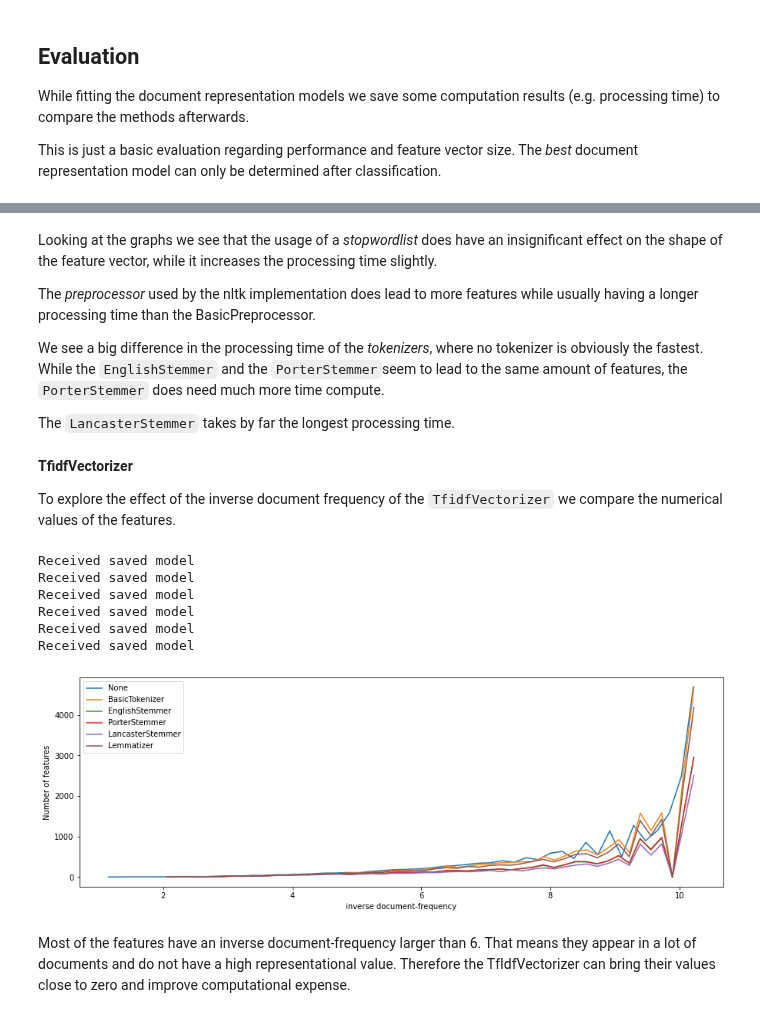
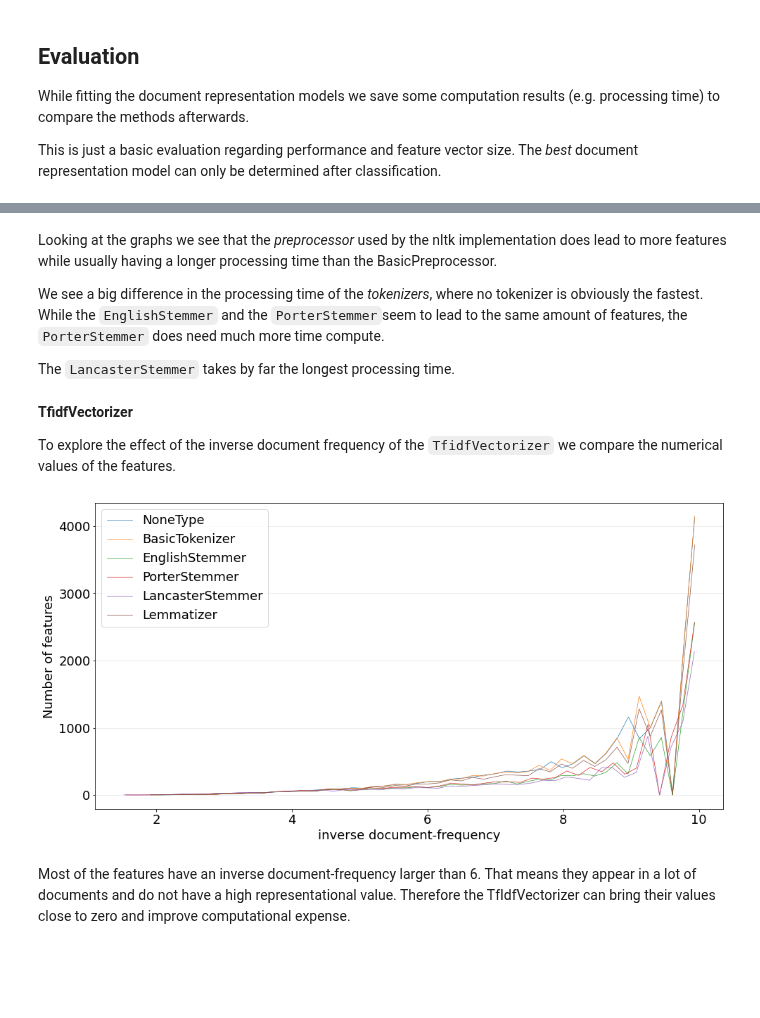
Before and after one commit to gefei-htw/academia_tag_recommender, a Jupyter notebook: notebooks/2.1-me-bag-of-words.ipynb, the cells around one changed output, grey strips where cells are left out. Cells and saved outputs as stored; diff of their text form; code cells hidden in the pictures; blank space fills up the shorter version.

```diff
--- a/notebooks/2.1-me-bag-of-words.ipynb
+++ b/notebooks/2.1-me-bag-of-words.ipynb
@@ -25,7 +39,7 @@ from academia_tag_recommender.definitions import MODELS_PATH
 from academia_tag_recommender.experiments.data import ExperimentalData
 
 ed = ExperimentalData.load()
-texts = ed.X_train()
+X, _, _, _ = ed.get_train_test_set()
 # %% [markdown]
 <a id='bow'/>
 # %% [markdown]
@@ -82,3 +76,24 @@ def create_models_with_paramters(vectorizers, preprocessors, tokenizers, stop_wo
+# %%
+vectorizers = [CountVectorizer, TfidfVectorizer]
+preprocessors = [None, BasicPreprocessor()]
+tokenizers = [None, BasicTokenizer(), EnglishStemmer(), PorterStemmer(), LancasterStemmer(), Lemmatizer()]
+vectorizers_names = [vectorizer.__name__ for vectorizer in vectorizers]
+preprocessors_names = [type(preprocessor).__name__ for preprocessor in preprocessors]
+tokenizers_names = [type(tokenizer).__name__ for tokenizer in tokenizers]
+
+results = []
+
+for i_v, v in enumerate(vectorizers):
+    for i_p, p in enumerate(preprocessors):
+        for i_t, t in enumerate(tokenizers):
+            vectorizer = v(min_df=2, tokenizer=t, preprocessor=p, stop_words=stopwordlist, ngram_range=(1, 1))
+            start = time.time()
+            features = vectorizer.fit_transform(X)
+            end = time.time()
+            process_time = end-start
+            shape = features.shape
+            idf = vectorizer.idf_ if v == TfidfVectorizer else None
+            results.append([vectorizers_names[i_v], preprocessors_names[i_p], tokenizers_names[i_t], process_time, shape, idf])
 # %% [markdown]
 <a id='evaluation'/>
 # %% [markdown]
@@ -87,5 +102,3 @@ def create_models_with_paramters(vectorizers, preprocessors, tokenizers, stop_wo
 While fitting the document representation models we save some computation results (e.g. processing time) to compare the methods afterwards.
 
 This is just a basic evaluation regarding performance and feature vector size. The *best* document representation model can only be determined after classification.
-# %%
-results = load(MODELS_PATH + '/document_representation/results.joblib')
@@ -138,7 +142,5 @@ plt.show()
 # %% [markdown]
-Looking at the graphs we see that the usage of a *stopwordlist* does have an insignificant effect on the shape of the feature vector, while it increases the processing time slightly.
-
-The *preprocessor* used by the nltk implementation does lead to more features while usually having a longer processing time than the BasicPreprocessor.
+Looking at the graphs we see that the *preprocessor* used by the nltk implementation does lead to more features while usually having a longer processing time than the BasicPreprocessor.
 
 We see a big difference in the processing time of the *tokenizers*, where no tokenizer is obviously the fastest. While the `EnglishStemmer` and the `PorterStemmer`seem to lead to the same amount of features, the `PorterStemmer` does need much more time compute.
 
@@ -148,35 +150,22 @@ The `LancasterStemmer` takes by far the longest processing time.
 
 To explore the effect of the inverse document frequency of the `TfidfVectorizer` we compare the numerical values of the features.
 # %%
-v = TfidfVectorizer
-p = BasicPreprocessor
-ts = [None, BasicTokenizer, EnglishStemmer, PorterStemmer, LancasterStemmer, Lemmatizer]
-stopwords = 'yes'
-ngrams = '(1, 1)'
-
-fig, ax = plt.subplots(figsize=(15,5))
+fig, ax = plt.subplots()
 
 histograms = []
-for tokenizer in ts:
-    [vectorizer, features] = get_vect_feat_with_params(texts, v, tokenizer, p, stopwords, ngrams, False)
-
-    y, binEdges = np.histogram(vectorizer.idf_, bins=50)
+for t in tokenizers_names:
+    idfs = [result[5] for result in results if result[0] == vectorizers_names[1] and result[1] == preprocessors_names[1] and result[2] == t]
+    y, binEdges = np.histogram(idfs, bins=50)
     bincenters = 0.5*(binEdges[1:]+binEdges[:-1])
-    ax.plot(bincenters, y)
+    ax.plot(bincenters, y, marker='None')
 
 ax.set_xlabel('inverse document-frequency')
 ax.set_ylabel('Number of features')
-ax.legend([t.__name__ if t else 'None' for t in ts])
+ax.legend(tokenizers_names)
 
 plt.show()
 # %% [output]
-Received saved model
-Received saved model
-Received saved model
-Received saved model
-Received saved model
-Received saved model
-[figure, old version]
+[figure, new version]
 # %% [markdown]
 Most of the features have an inverse document-frequency larger than 6. That means they appear in a lot of documents and do not have a high representational value. Therefore the TfIdfVectorizer can bring their values close to zero and improve computational expense.
 # %% [markdown]
```
Also changed, not shown: parts of 15 cells of this notebook, 2 other files.
